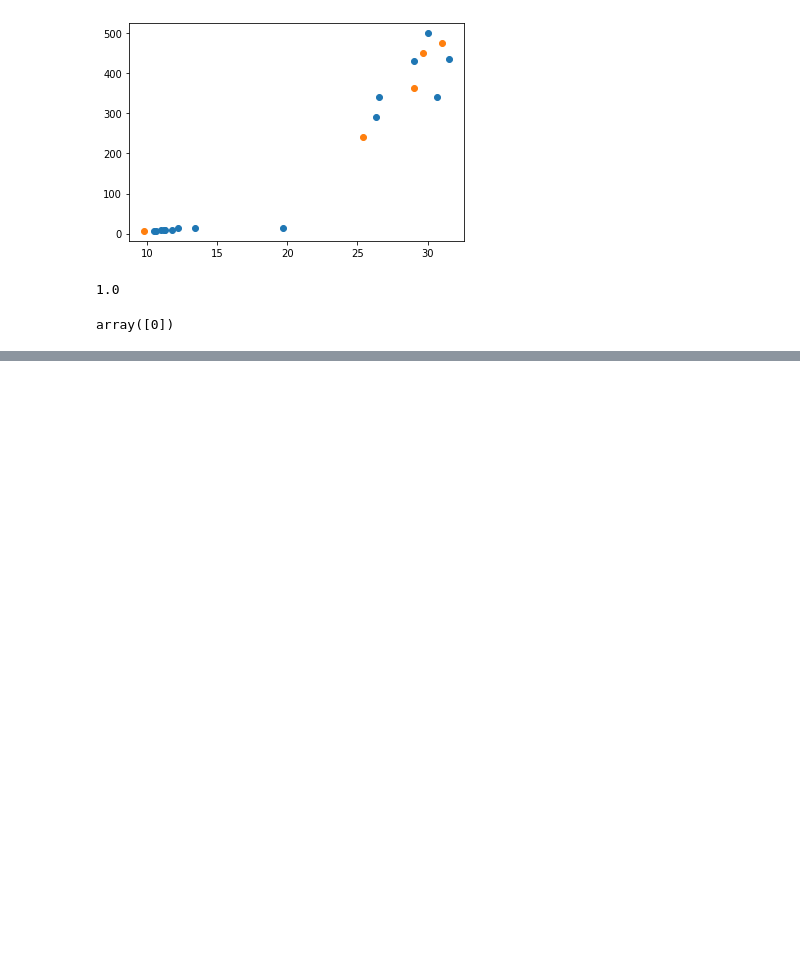
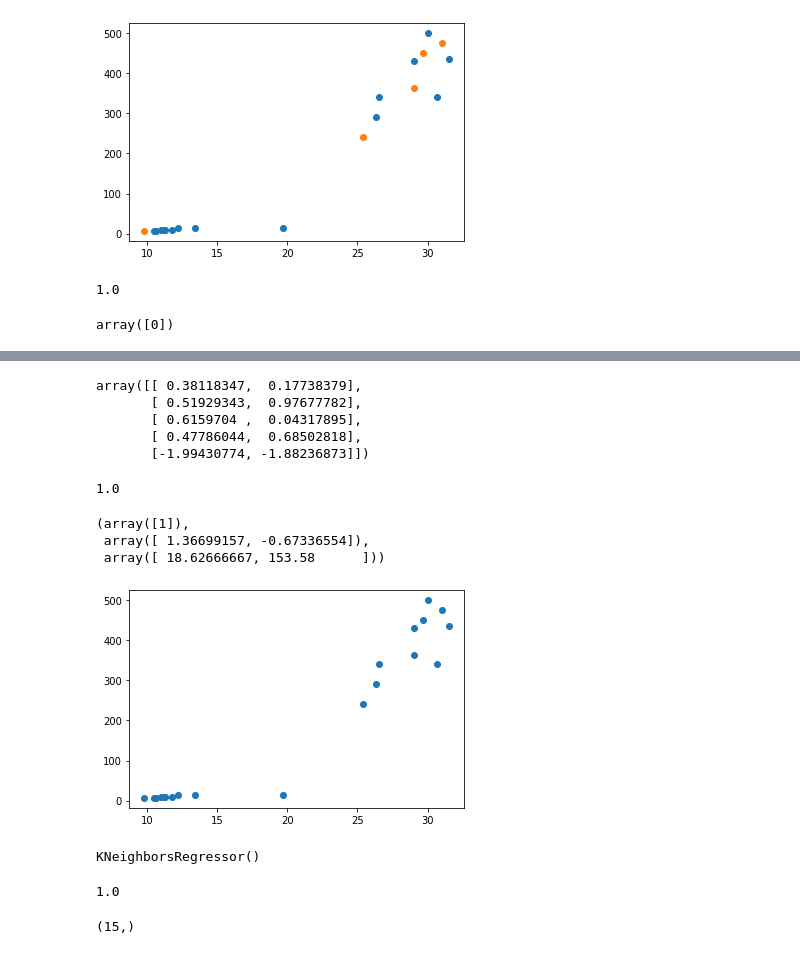
Before and after one commit to eaglehkim/python, a Jupyter notebook: prac3.ipynb, the cells around one changed output, grey strips where cells are left out. Drawn from its saved outputs; the diff is of its cells as text; code cells hidden in the pictures; blank space fills up the shorter version.

```diff
--- a/prac3.ipynb
+++ b/prac3.ipynb
@@ -430,0 +441,12 @@ array([0])
+# %%
+A_heat = [25.4, 26.3, 26.5, 29.0, 29.0, 29.7, 30.0, 30.7, 31.0, 31.5]
+B_heat = [242, 290, 340, 363, 430, 450, 500, 340, 475, 435]
+
+A_norm = [9.8, 10.5, 10.6, 11.0, 11.2, 11.3, 11.8, 12.2, 13.4, 19.7]
+B_norm = [6.7, 7.5, 7.0, 9.7, 9.8, 8.7, 10.0, 13.0, 14.3, 15.0]
+
+######################## SCALING 문제 ###########################
+# 철저히 B 호르몬에 의해서 학습된다 -------- ####### 굉장히 기분 나쁜 데이터들!? ######
+# 호르몬은 극소량만 바뀌어도 영향이 크기때문에 A,B 호르몬 모두 필요
+
+# 데이터들을 [전처리]정규화(normalization)해주어야 한다!
@@ -430,0 +458,4 @@ array([0])
+# %%
+A = A_heat + A_norm    # 보통 분석은 여기서 시작 A,B,Target
+B = B_heat + B_norm
+A,B
@@ -430,0 +587,11 @@ array([0])
+# %%
+mean2 = np.mean(test_input, axis = 0)
+std2 = np.std(test_input, axis = 0)
+test_input_scaled = (test_input-mean2)/std2
+test_input_scaled
+# %% [output]
+array([[ 0.38118347,  0.17738379],
+       [ 0.51929343,  0.97677782],
+       [ 0.6159704 ,  0.04317895],
+       [ 0.47786044,  0.68502818],
+       [-1.99430774, -1.88236873]])
@@ -430,0 +600,21 @@ array([0])
+# %%
+kn.score(test_input_scaled, test_target)
+# %% [output]
+1.0
+# %%
+# 정규화 후 예상할 때 (kn.predict) 정규화를 거친 데이터를 넣어주어야 한다
+a = (30-mean)/std                         # 데이터 수가 많아지면 mean, mean2 같이 써도 된다고 함
+kn.predict([a]),a,mean
+# %% [output]
+(array([1]),
+ array([ 1.36699157, -0.67336554]),
+ array([ 18.62666667, 153.58      ]))
+# %%
+# KNN (K - Nearest Neighbor)
+# 개수가 적으면 - 너무 대충
+# 개수가 많으면 - 너무 쪼잔         , 즉 최적의 숫자를 찾는게 중요(인간이 선택하는 hyper-parameter)[대체로 경험에 의존]
+
+plt.scatter(A,B)
+plt.show()
+# %% [output]
+[figure, added]
@@ -430,0 +625,13 @@ array([0])
+# %%
+knr.fit(train_input, train_target)
+# %% [output]
+KNeighborsRegressor()
+# %%
+knr.score(test_input,test_target) # knr.score 는 상관계수와 같은 말이다
+# knr은 동작, 모양, 아름다움을 구분할 때 쓰기 좋다 (수학적으로 설명하기 힘든 것)
+# knn은 돌발변수에 약하다, A나 B중에 한개에 가중치가 너무 클때 쓰기 힘들다
+# 상관계수의 경우 y=ax+b경우 정확도를 언급해주어야한다.
+
+# 회귀할 때는 스케일링을 할 필요가 없다.
+# %% [output]
+1.0
@@ -430,0 +641,5 @@ array([0])
+# %%
+train_input = np.array(train_input) # array 형식으로 만들고
+train_input.shape # 두번째칸이 비어있다.
+# %% [output]
+(15,)
```
Also changed, not shown: parts of 30 cells of this notebook.
